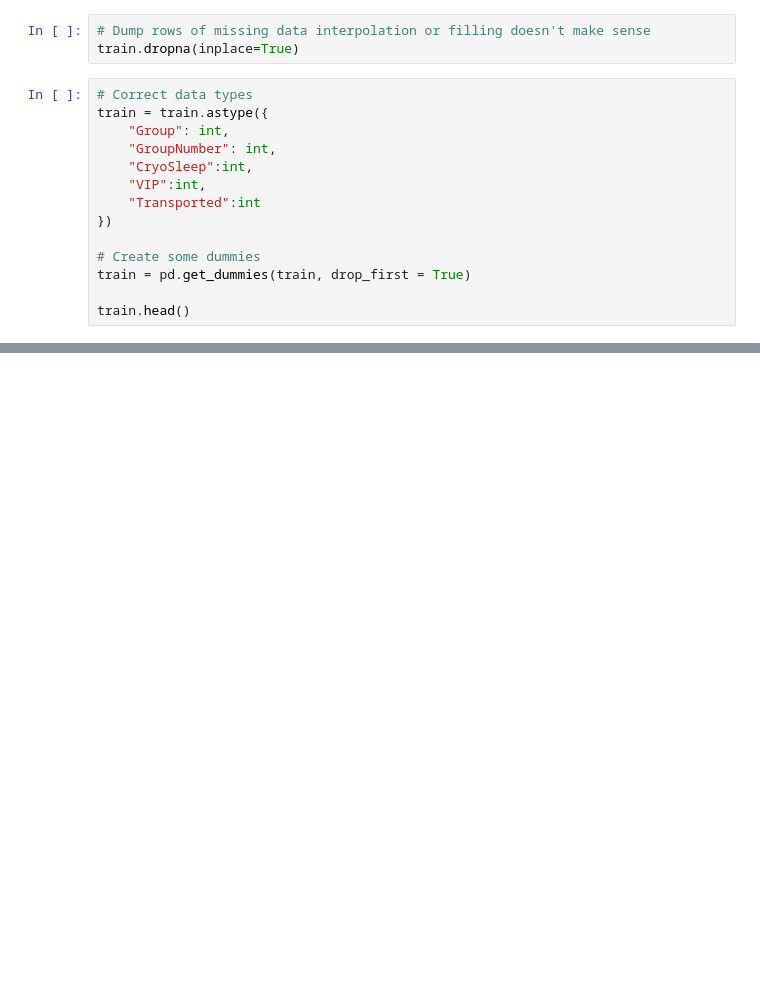
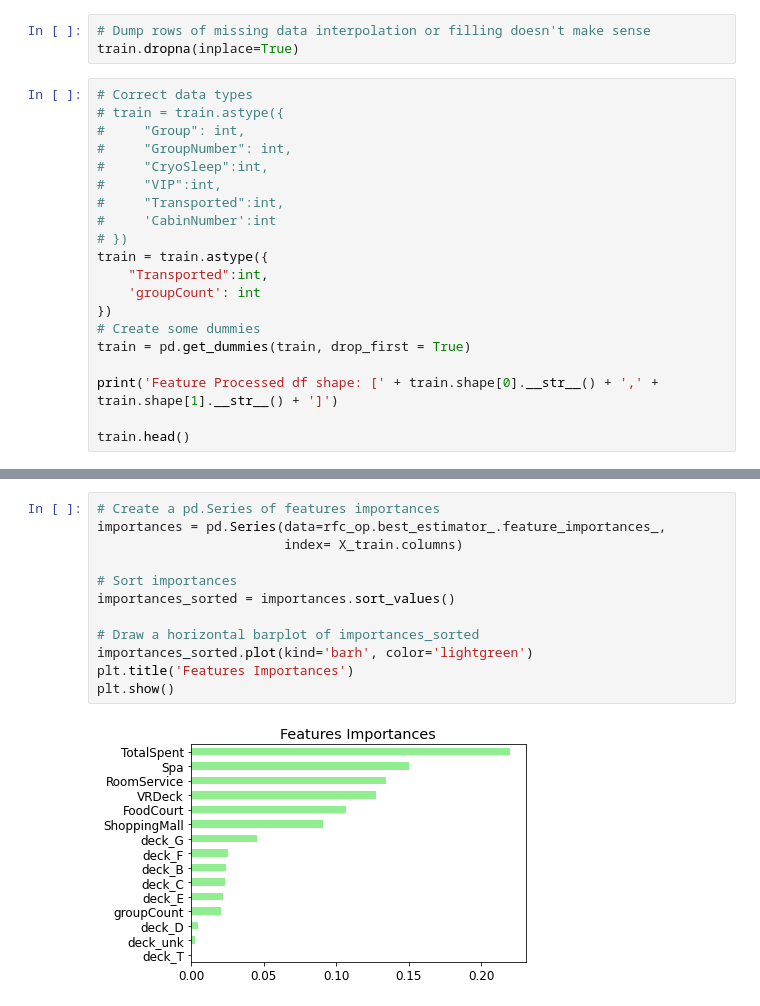
Before and after one commit to andre03051/DataCamp, a Jupyter notebook: K_Competition - Spaceship Titanic/Spaceship TItanic.ipynb, the cells around one changed output, grey strips where cells are left out. Drawn from its saved outputs; the diff is of its cells as text; blank space fills up the shorter version.

```diff
--- a/K_Competition - Spaceship Titanic/Spaceship TItanic.ipynb
+++ b/K_Competition - Spaceship Titanic/Spaceship TItanic.ipynb
@@ -166,15 +177,21 @@ dtype: int64
 train.dropna(inplace=True)
 # %%
 # Correct data types
+# train = train.astype({
+#     "Group": int,
+#     "GroupNumber": int,
+#     "CryoSleep":int,
+#     "VIP":int,
+#     "Transported":int,
+#     'CabinNumber':int
+# })
 train = train.astype({
-    "Group": int,
-    "GroupNumber": int,
-    "CryoSleep":int,
-    "VIP":int,
-    "Transported":int
+    "Transported":int,
+    'groupCount': int
 })
-
 # Create some dummies
 train = pd.get_dummies(train, drop_first = True)
 
+print('Feature Processed df shape: [' + train.shape[0].__str__() + ',' + train.shape[1].__str__() + ']')
+
 train.head()
@@ -280,0 +319,14 @@ test = pd.read_csv('data/test.csv')
+# %%
+# Create a pd.Series of features importances
+importances = pd.Series(data=rfc_op.best_estimator_.feature_importances_,
+                        index= X_train.columns)
+
+# Sort importances
+importances_sorted = importances.sort_values()
+
+# Draw a horizontal barplot of importances_sorted
+importances_sorted.plot(kind='barh', color='lightgreen')
+plt.title('Features Importances')
+plt.show()
+# %% [output]
+[figure, added]
```
Also changed, not shown: parts of 18 cells of this notebook, 2 other files.
